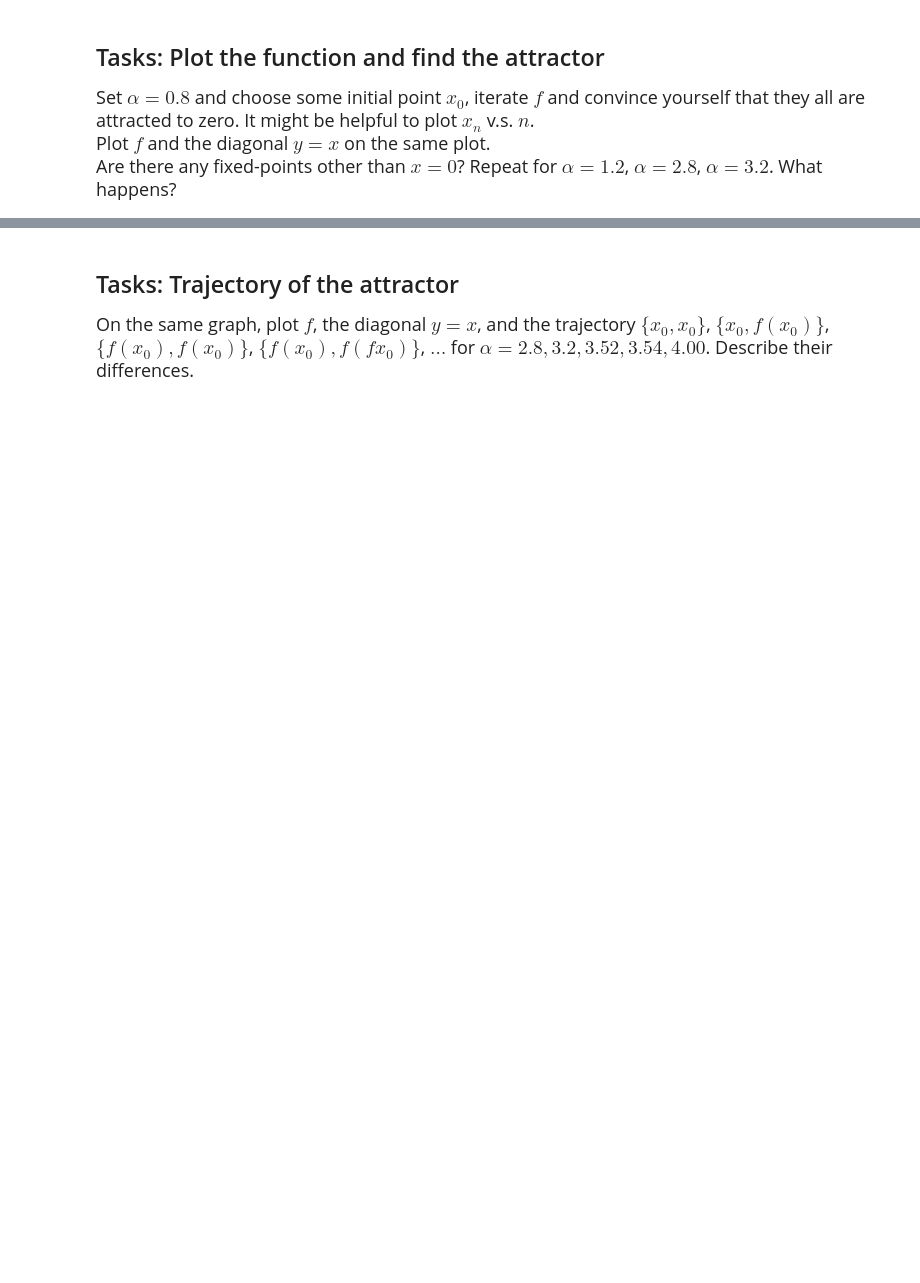
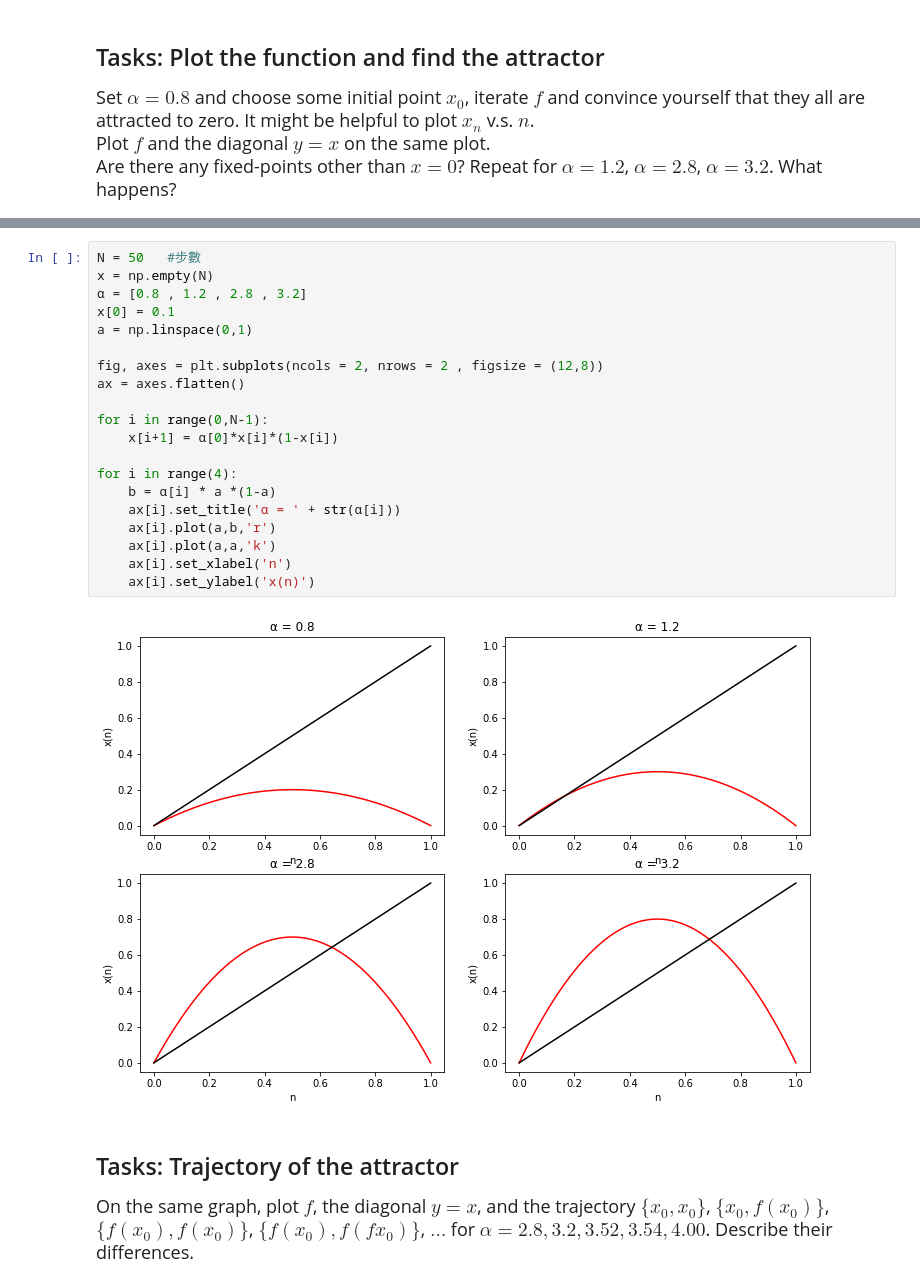
Before and after one commit to pcchen/Computation-in-Physics, a Jupyter notebook: 107022138/1025_Logistic_map.ipynb, the cells around one changed output, grey strips where cells are left out. Saved outputs shown, nothing was run; the diff lists cells and outputs as text; blank space fills up the shorter version.

```diff
--- a/107022138/1025_Logistic_map.ipynb
+++ b/107022138/1025_Logistic_map.ipynb
@@ -51,3 +45,25 @@ for i in range(0,N-1):
+# %%
+N = 50   #步數
+x = np.empty(N)
+α = [0.8 , 1.2 , 2.8 , 3.2]
+x[0] = 0.1
+a = np.linspace(0,1)
+
+fig, axes = plt.subplots(ncols = 2, nrows = 2 , figsize = (12,8))
+ax = axes.flatten()
+
+for i in range(0,N-1):
+    x[i+1] = α[0]*x[i]*(1-x[i])
+
+for i in range(4):
+    b = α[i] * a *(1-a)
+    ax[i].set_title('α = ' + str(α[i]))
+    ax[i].plot(a,b,'r')
+    ax[i].plot(a,a,'k')
+    ax[i].set_xlabel('n')
+    ax[i].set_ylabel('x(n)')
+# %% [output]
+[figure, added]
 # %% [markdown]
 ## Tasks: Trajectory of the attractor
 <font size = 4>
```
Also changed, not shown: parts of 7 cells of this notebook.
